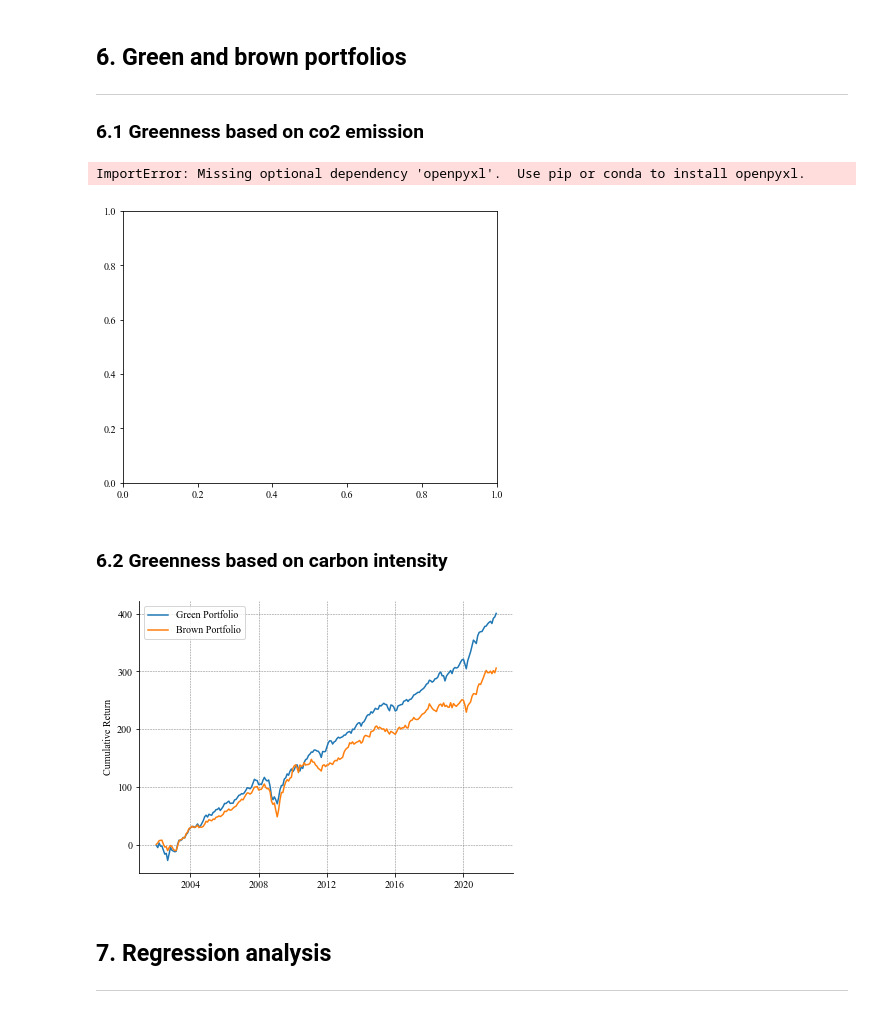
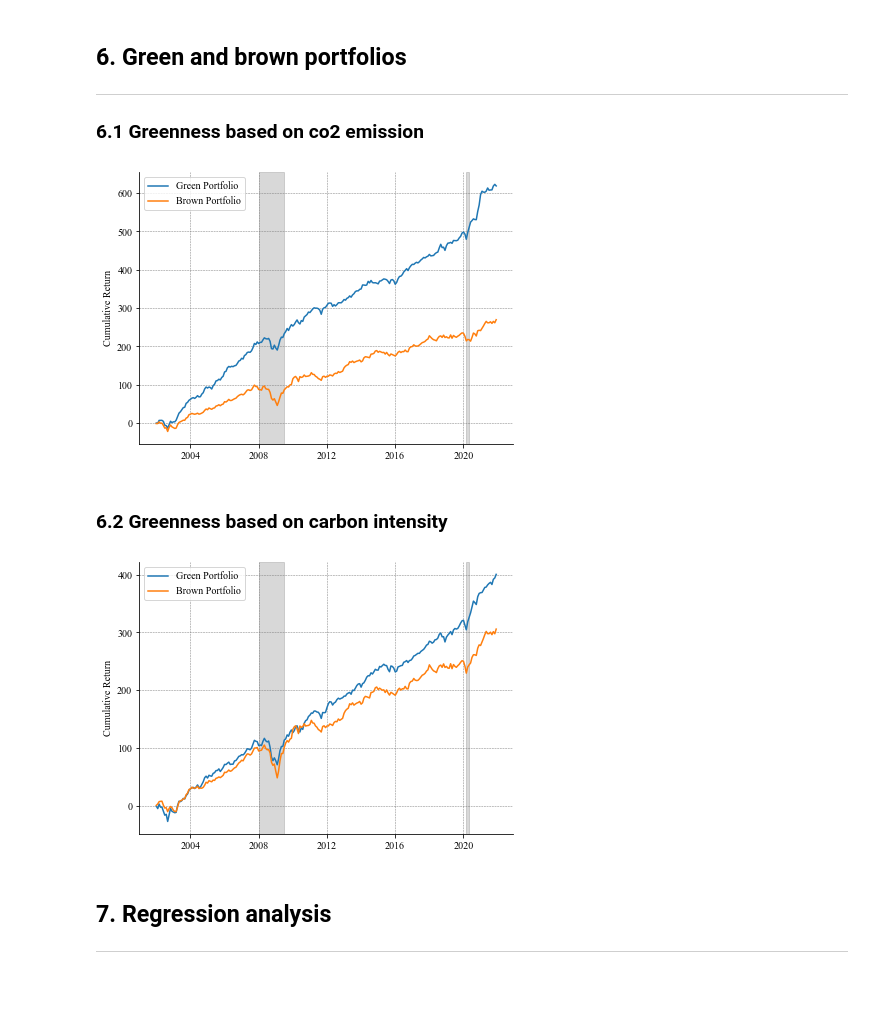
Before and after one commit to CongWang141/co2_paper, a Jupyter notebook: co2_paper/1. portfolio_analysis.ipynb, the cells around one changed output. Cells and saved outputs as stored; diff of their text form; code cells hidden in the pictures; blank space fills up the shorter version.

```diff
--- a/co2_paper/1. portfolio_analysis.ipynb
+++ b/co2_paper/1. portfolio_analysis.ipynb
@@ -289,26 +289,25 @@ vw_return_co2['year_month'] = pd.to_datetime(vw_return_co2['year_month'], format
 # %%
 fig, ax = plt.subplots(1, 1, figsize=(6.7, 5))
 
 # load nber recession data
 nber = pd.read_excel('data/raw_data/NBER_recession.xlsx')
 nber['Peak'] = pd.PeriodIndex(nber.Peak, freq='M')
 nber = nber[nber.Peak > '1971-11']
 nber['Trough'] = pd.PeriodIndex(nber[' Trough'], freq='M')
 
 ax.plot(vw_return_co2.year_month, vw_return_co2.Green, label='Green Portfolio')
 ax.plot(vw_return_co2.year_month, vw_return_co2.Brown, label='Brown Portfolio')
 
-for i in range(1, 8):
+for i in range(6, 8):
  ax.axvspan(nber['Peak'][i], nber['Trough'][i], alpha=0.3, color='grey')
 
 ax.legend()
 ax.grid(color='gray', linestyle='--', linewidth=0.5)
 ax.spines[['top', 'right']].set_visible(False)
 ax.set(ylabel='Cumulative Return')
-#plt.savefig('graphics/green_brown_co2.png', dpi=300)
+plt.savefig('latex/graphics/green_brown_co2.png', dpi=300)
 # %% [output]
-ImportError: Missing optional dependency 'openpyxl'.  Use pip or conda to install openpyxl.
-[figure, old version]
+[figure, new version]
 # %% [markdown]
 ### 6.2 Greenness based on carbon intensity
 # %%
@@ -335,13 +334,16 @@ fig, ax = plt.subplots(1, 1, figsize=(6.7, 5))
 ax.plot(vw_return_int.year_month, vw_return_int.Green, label='Green Portfolio')
 ax.plot(vw_return_int.year_month, vw_return_int.Brown, label='Brown Portfolio')
 
+for i in range(6, 8):
+ ax.axvspan(nber['Peak'][i], nber['Trough'][i], alpha=0.3, color='grey')
+
 ax.legend()
 ax.grid(color='gray', linestyle='--', linewidth=0.5)
 ax.spines[['top', 'right']].set_visible(False)
 ax.set(ylabel='Cumulative Return')
-plt.savefig('graphics/green_brown_int.png', dpi=300)
+plt.savefig('latex/graphics/green_brown_int.png', dpi=300)
 # %% [output]
-[figure, old version]
+[figure, new version]
 # %% [markdown]
 ## 7. Regression analysis
 ---
```
Also changed, not shown: 9 other files.
